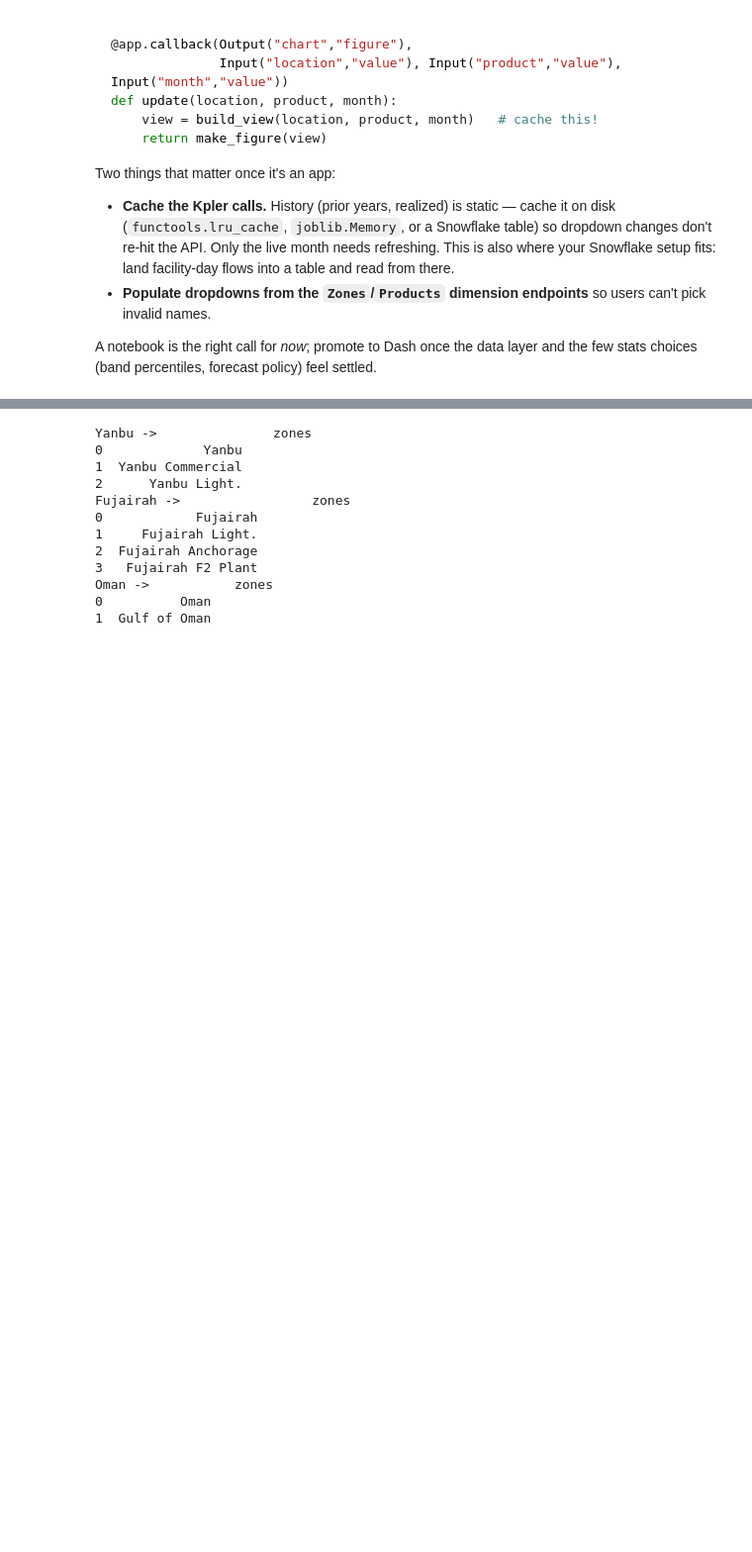
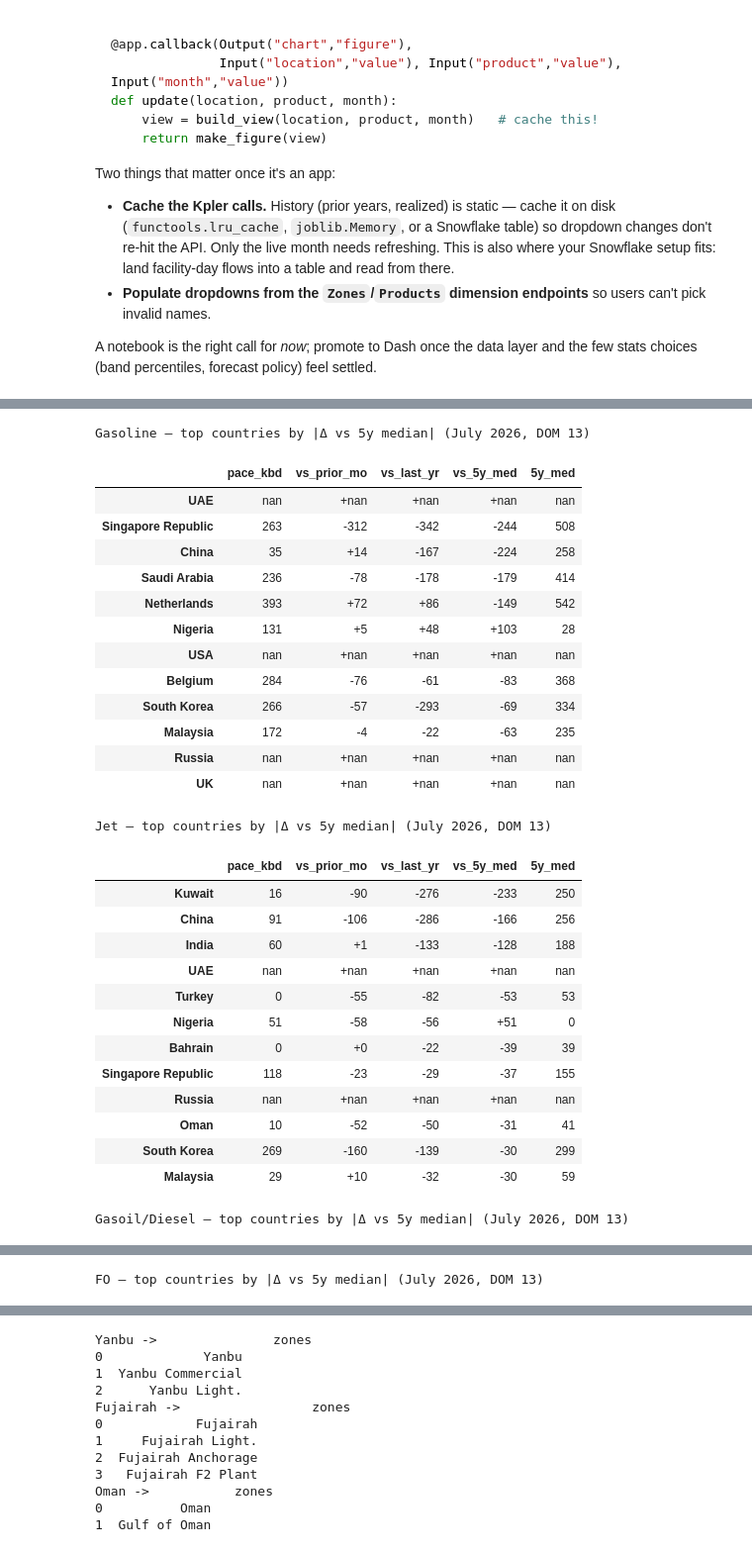
Before and after one commit to lcgr-jg/products_exports_tracking, a Jupyter notebook: kpler_exports_prototype.ipynb, the cells around one changed output, grey strips where cells are left out. Shown at 99% size. Saved outputs shown, nothing was run; the diff lists cells and outputs as text; code cells hidden in the pictures; blank space fills up the shorter version.

Commit message:
Added new analytics to notebook - Daily tracking of products exports, contributor vs last month, last year same month and 5 years median pace

```diff
--- a/kpler_exports_prototype.ipynb
+++ b/kpler_exports_prototype.ipynb
@@ -65,6 +65,8 @@ KPLER_PASSWORD = os.getenv("KPLER_PASSWORD")
 
 def as_filter_list(value):
     """Normalize LOCATION / PRODUCT: one name or a list for Flows API filters."""
+    if not value:
+        return []
     if isinstance(value, str):
         return [value]
     return list(value)
@@ -359,0 +1264,67 @@ choices (band percentiles, forecast policy) feel settled.
+# %%
+def country_comparison_table(r: dict, *, top_n: int = 12) -> pd.DataFrame:
+    """Top countries ranked by |Δ vs 5y median| with all three baseline deltas."""
+    d_hist = r["vs_hist"]["delta"]
+    top = d_hist.abs().nlargest(top_n).index
+    cur = r["cur_pace"]
+    return pd.DataFrame(
+        {
+            "pace_kbd": cur.reindex(top, fill_value=0),
+            "vs_prior_mo": r["vs_prior"]["delta"].reindex(top, fill_value=0),
+            "vs_last_yr": r["vs_ly"]["delta"].reindex(top, fill_value=0),
+            "vs_5y_med": d_hist.reindex(top, fill_value=0),
+            f"{PACE_N_HISTORY}y_med": r["hist_country_pace"].reindex(top, fill_value=0),
+        },
+        index=[short_country(c) for c in top],
+    )
+
+
+# --- Styled tables: one per product (top movers vs historical pattern) ---
+for product in PACE_PRODUCTS:
+    tbl = country_comparison_table(PACE_RESULTS[product])
+    _vmax = max(float(tbl["vs_5y_med"].abs().max()), 1.0)
+    display(
+        tbl.style.format("{:+,.0f}", subset=["vs_prior_mo", "vs_last_yr", "vs_5y_med"])
+        .format("{:,.0f}", subset=["pace_kbd", f"{PACE_N_HISTORY}y_med"])
+        .background_gradient(
+            cmap="RdYlGn", subset=["vs_5y_med"], vmin=-_vmax, vmax=_vmax
+        )
+        .set_caption(
+            f"{product} — top countries by |Δ vs {PACE_N_HISTORY}y median| "
+            f"({_pace_month_name} {PACE_YEAR}, DOM {_pace_dom})"
+        )
+    )
+
+# --- Contributor bar charts + heatmaps (functions defined above; zero extra API calls) ---
+PACE_CONTRIB_FIG = make_contributor_bar_panel(PACE_RESULTS, PACE_PRODUCTS, top_n=PACE_TOP_N)
+PACE_HEATMAP_DATA, PACE_HEATMAP_FIG = make_pace_delta_heatmap_panel(PACE_RESULTS, top_n=18)
+# %% [output]
+Gasoline — top countries by |Δ vs 5y median| (July 2026, DOM 13)
+|  | pace_kbd | vs_prior_mo | vs_last_yr | vs_5y_med | 5y_med |
+| UAE | nan | +nan | +nan | +nan | nan |
+| Singapore Republic | 263 | -312 | -342 | -244 | 508 |
+| China | 35 | +14 | -167 | -224 | 258 |
+| Saudi Arabia | 236 | -78 | -178 | -179 | 414 |
+| Netherlands | 393 | +72 | +86 | -149 | 542 |
+| Nigeria | 131 | +5 | +48 | +103 | 28 |
+| USA | nan | +nan | +nan | +nan | nan |
+| Belgium | 284 | -76 | -61 | -83 | 368 |
+| South Korea | 266 | -57 | -293 | -69 | 334 |
+| Malaysia | 172 | -4 | -22 | -63 | 235 |
+| Russia | nan | +nan | +nan | +nan | nan |
+| UK | nan | +nan | +nan | +nan | nan |
+Jet — top countries by |Δ vs 5y median| (July 2026, DOM 13)
+|  | pace_kbd | vs_prior_mo | vs_last_yr | vs_5y_med | 5y_med |
+| Kuwait | 16 | -90 | -276 | -233 | 250 |
+| China | 91 | -106 | -286 | -166 | 256 |
+| India | 60 | +1 | -133 | -128 | 188 |
+| UAE | nan | +nan | +nan | +nan | nan |
+| Turkey | 0 | -55 | -82 | -53 | 53 |
+| Nigeria | 51 | -58 | -56 | +51 | 0 |
+| Bahrain | 0 | +0 | -22 | -39 | 39 |
+| Singapore Republic | 118 | -23 | -29 | -37 | 155 |
+| Russia | nan | +nan | +nan | +nan | nan |
+| Oman | 10 | -52 | -50 | -31 | 41 |
+| South Korea | 269 | -160 | -139 | -30 | 299 |
+| Malaysia | 29 | +10 | -32 | -30 | 59 |
+Gasoil/Diesel — top countries by |Δ vs 5y median| (July 2026, DOM 13)
@@ -359,0 +1344 @@ choices (band percentiles, forecast policy) feel settled.
+FO — top countries by |Δ vs 5y median| (July 2026, DOM 13)
```
Also changed, not shown: parts of 17 cells of this notebook, 10 other files.
